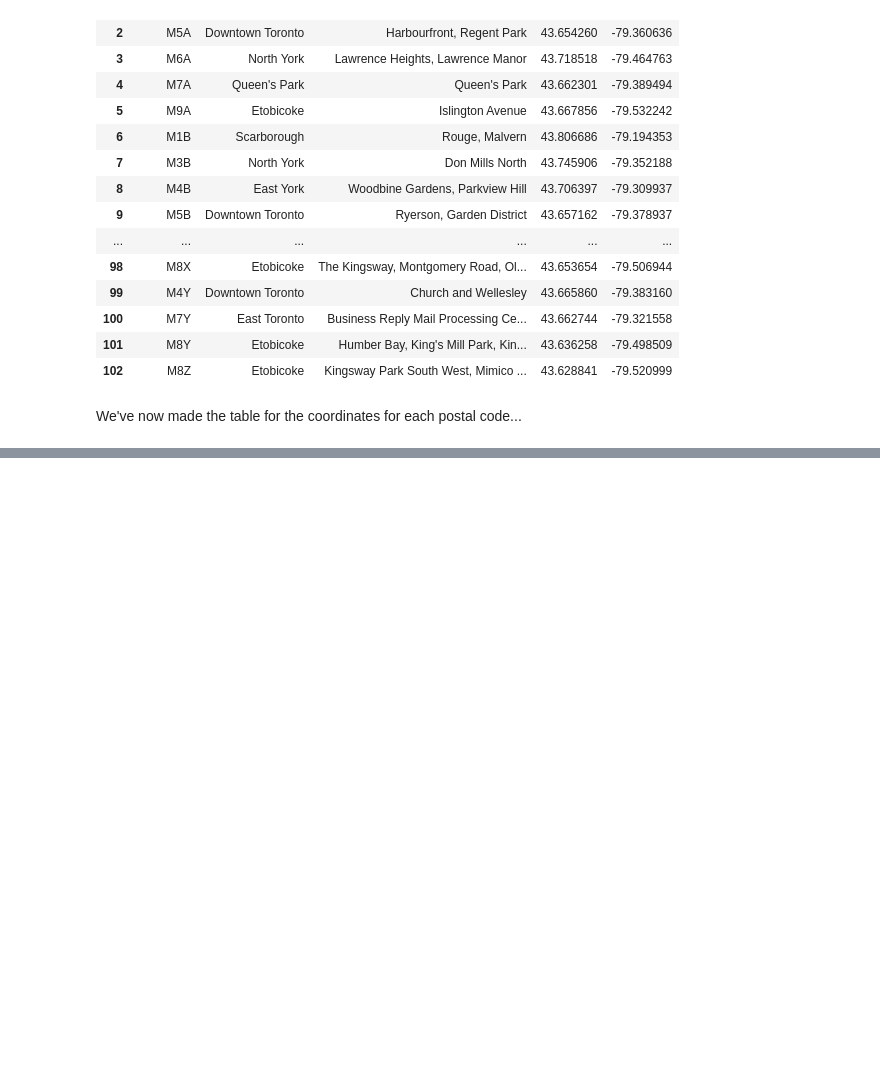
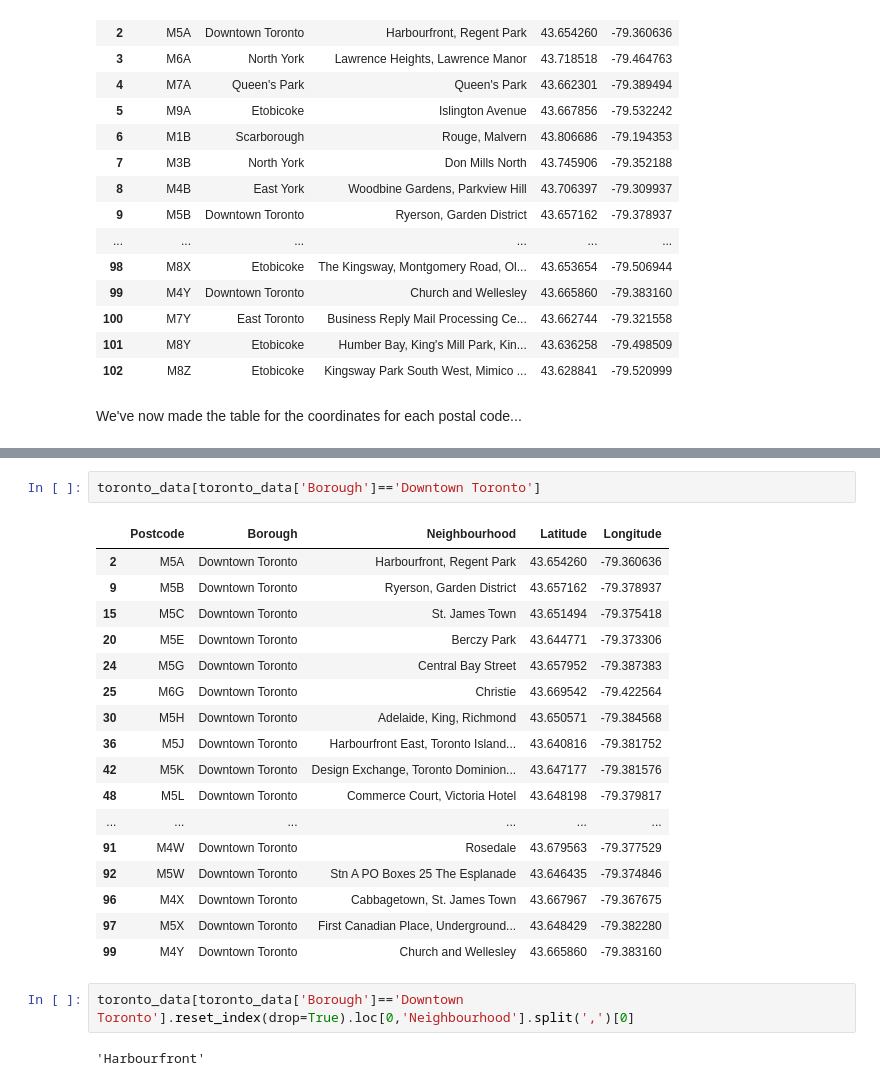
Before and after one commit to kevindwilk/Coursera_Capstone, a Jupyter notebook: IBM_Toronto_nghds.ipynb, the cells around one changed output, grey strips where cells are left out. Drawn from its saved outputs; the diff is of its cells as text; blank space fills up the shorter version.

```diff
--- a/IBM_Toronto_nghds.ipynb
+++ b/IBM_Toronto_nghds.ipynb
@@ -304,0 +387,24 @@ We've now made the table for the coordinates for each postal code...
+# %%
+toronto_data[toronto_data['Borough']=='Downtown Toronto']
+# %% [output]
+|  | Postcode | Borough | Neighbourhood | Latitude | Longitude |
+| 2 | M5A | Downtown Toronto | Harbourfront, Regent Park | 43.654260 | -79.360636 |
+| 9 | M5B | Downtown Toronto | Ryerson, Garden District | 43.657162 | -79.378937 |
+| 15 | M5C | Downtown Toronto | St. James Town | 43.651494 | -79.375418 |
+| 20 | M5E | Downtown Toronto | Berczy Park | 43.644771 | -79.373306 |
+| 24 | M5G | Downtown Toronto | Central Bay Street | 43.657952 | -79.387383 |
+| 25 | M6G | Downtown Toronto | Christie | 43.669542 | -79.422564 |
+| 30 | M5H | Downtown Toronto | Adelaide, King, Richmond | 43.650571 | -79.384568 |
+| 36 | M5J | Downtown Toronto | Harbourfront East, Toronto Island... | 43.640816 | -79.381752 |
+| 42 | M5K | Downtown Toronto | Design Exchange, Toronto Dominion... | 43.647177 | -79.381576 |
+| 48 | M5L | Downtown Toronto | Commerce Court, Victoria Hotel | 43.648198 | -79.379817 |
+| ... | ... | ... | ... | ... | ... |
+| 91 | M4W | Downtown Toronto | Rosedale | 43.679563 | -79.377529 |
+| 92 | M5W | Downtown Toronto | Stn A PO Boxes 25 The Esplanade | 43.646435 | -79.374846 |
+| 96 | M4X | Downtown Toronto | Cabbagetown, St. James Town | 43.667967 | -79.367675 |
+| 97 | M5X | Downtown Toronto | First Canadian Place, Underground... | 43.648429 | -79.382280 |
+| 99 | M4Y | Downtown Toronto | Church and Wellesley | 43.665860 | -79.383160 |
+# %%
+toronto_data[toronto_data['Borough']=='Downtown Toronto'].reset_index(drop=True).loc[0,'Neighbourhood'].split(',')[0]
+# %% [output]
+'Harbourfront'
```
Also changed, not shown: parts of 27 cells of this notebook.
